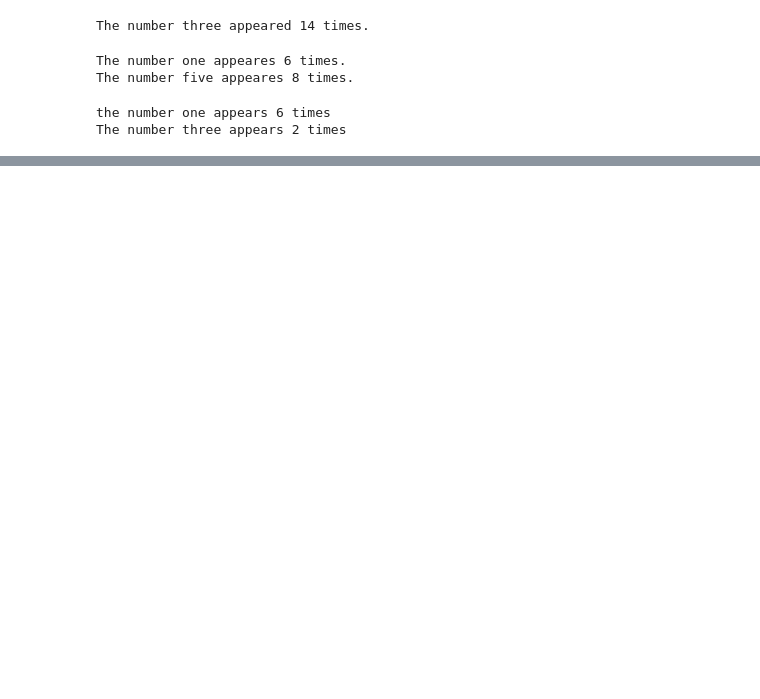
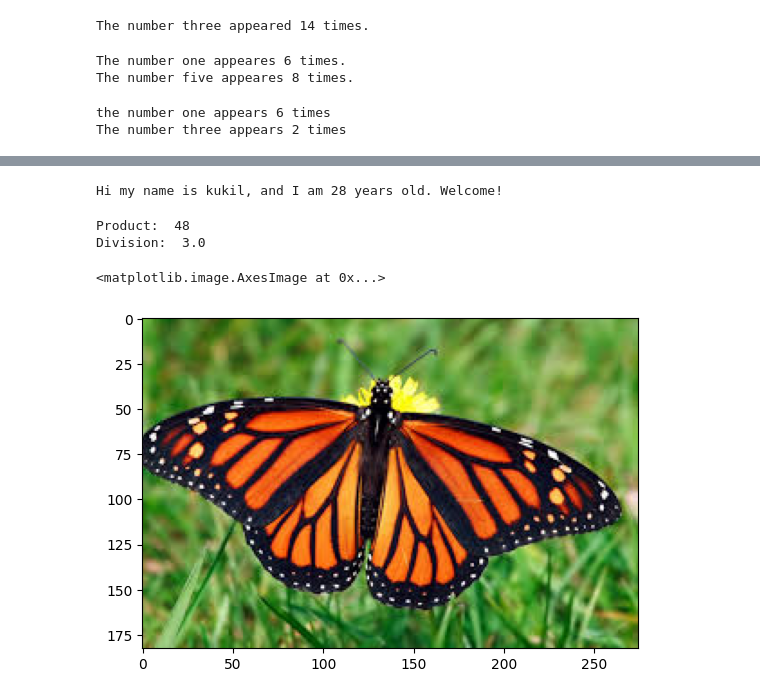
Before and after one commit to monalisha99/learn-python, a Jupyter notebook: Practice-3.ipynb, the cells around one changed output, grey strips where cells are left out. Cells and saved outputs as stored; diff of their text form; code cells hidden in the pictures; blank space fills up the shorter version.

Commit message:
packages, modules, returns

```diff
--- a/Practice-3.ipynb
+++ b/Practice-3.ipynb
@@ -207,0 +282,17 @@ The number three appears 2 times
+# %%
+hi("kukil", 28)
+# %% [output]
+Hi my name is kukil, and I am 28 years old. Welcome!
+# %%
+def func(a, b):
+    c = a * b
+    d = a/b
+    return c, d
+
+# Call the function
+product, division = func(12, 4)
+print("Product: ", product)
+print("Division: ", division)
+# %% [output]
+Product:  48
+Division:  3.0
@@ -207,0 +302,8 @@ The number three appears 2 times
+# %%
+img = cv2.imread('butterfly.jpeg')
+# %%
+img_rgb = cv2.cvtColor(img, cv2.COLOR_BGR2RGB)
+plt.imshow(img_rgb)
+# %% [output]
+<matplotlib.image.AxesImage at 0x...>
+[figure, added]
```
Also changed, not shown: parts of 13 cells of this notebook, 3 other files.
